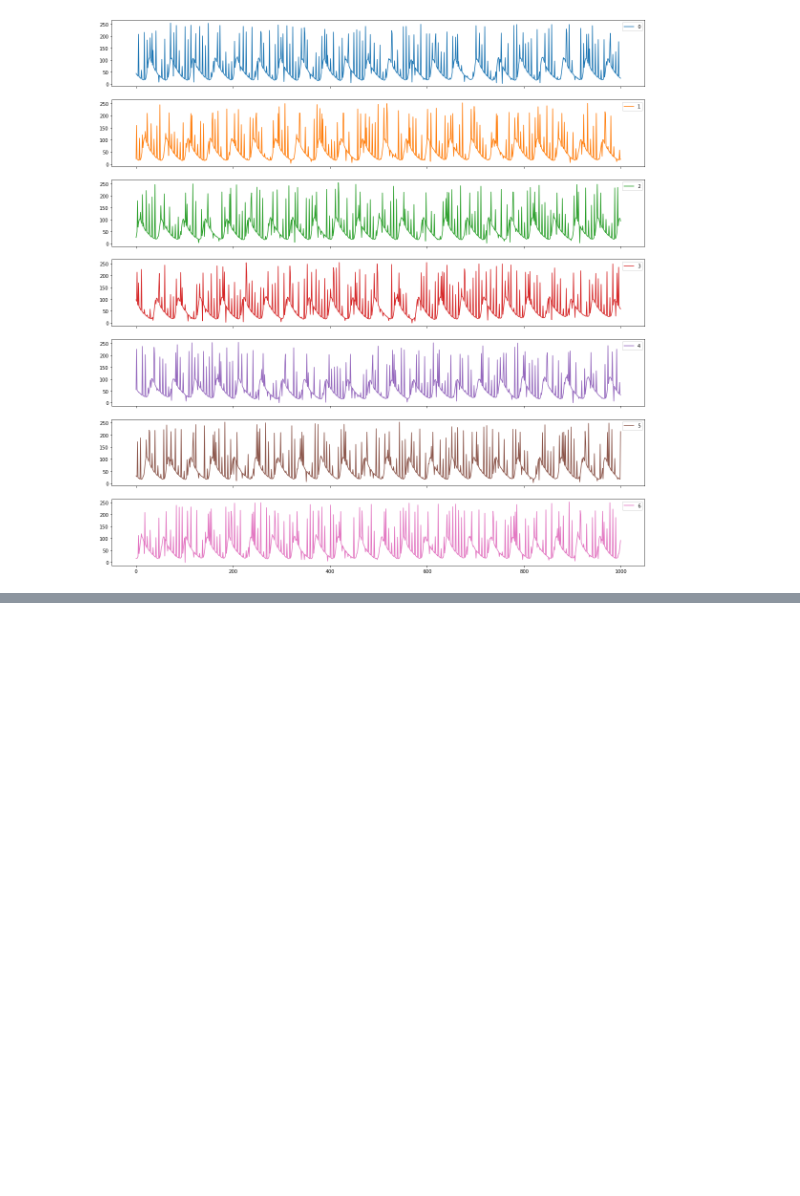
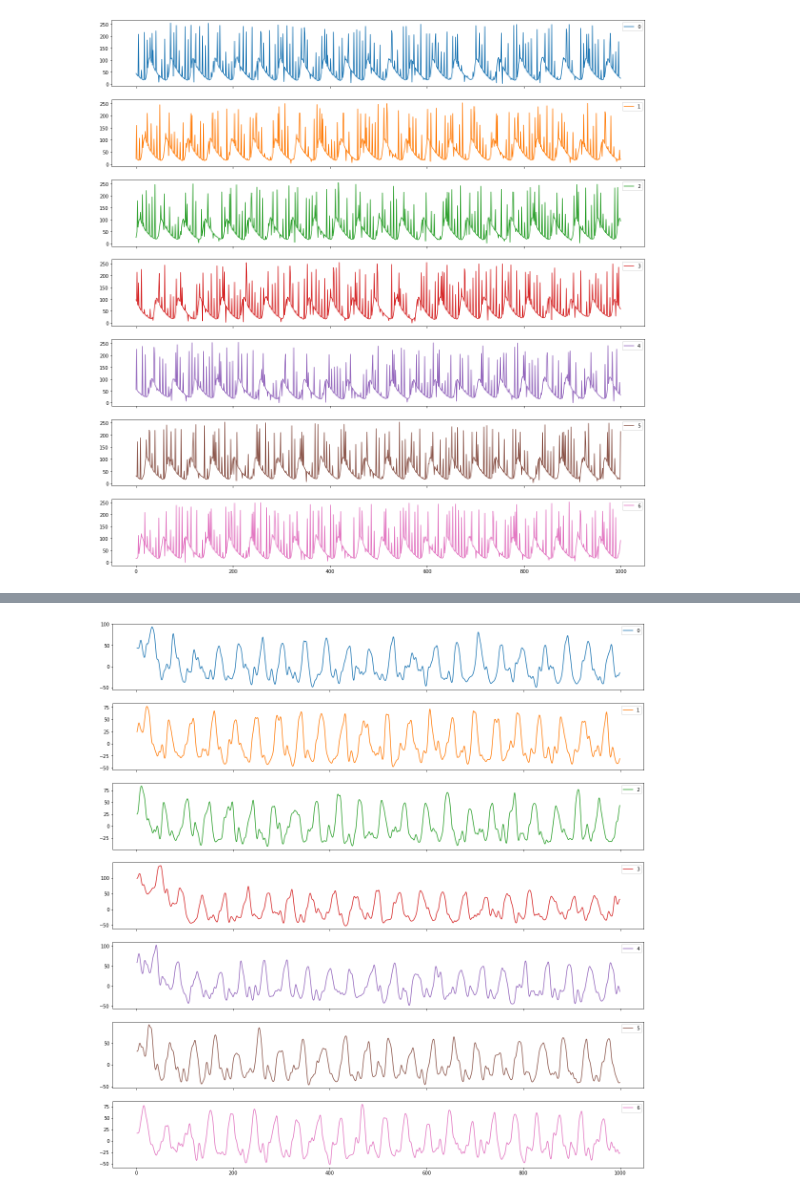
Before and after one commit to nksuya/jupyter_notebook, a Jupyter notebook: 工作笔记/oxygen_process.ipynb, the cells around one changed output, grey strips where cells are left out. Saved outputs shown, nothing was run; the diff lists cells and outputs as text; code cells hidden in the pictures; blank space fills up the shorter version.

```diff
--- a/工作笔记/oxygen_process.ipynb
+++ b/工作笔记/oxygen_process.ipynb
@@ -94,0 +146,3 @@ Name: 0, Length: 1000, dtype: int32
+# %%
+df_ro_3 = df_clean_cs.rolling(window=3).mean()
+df_ro_3
@@ -95 +163,6 @@ Name: 0, Length: 1000, dtype: int32
+# %%
+df_ro_3.plot(subplots=True,figsize=(20,21))
+plt.savefig("df_ro_3.png")
+# %% [output]
+[figure, added]
 # %%
```
Also changed, not shown: parts of 9 cells of this notebook, 17 other files.
